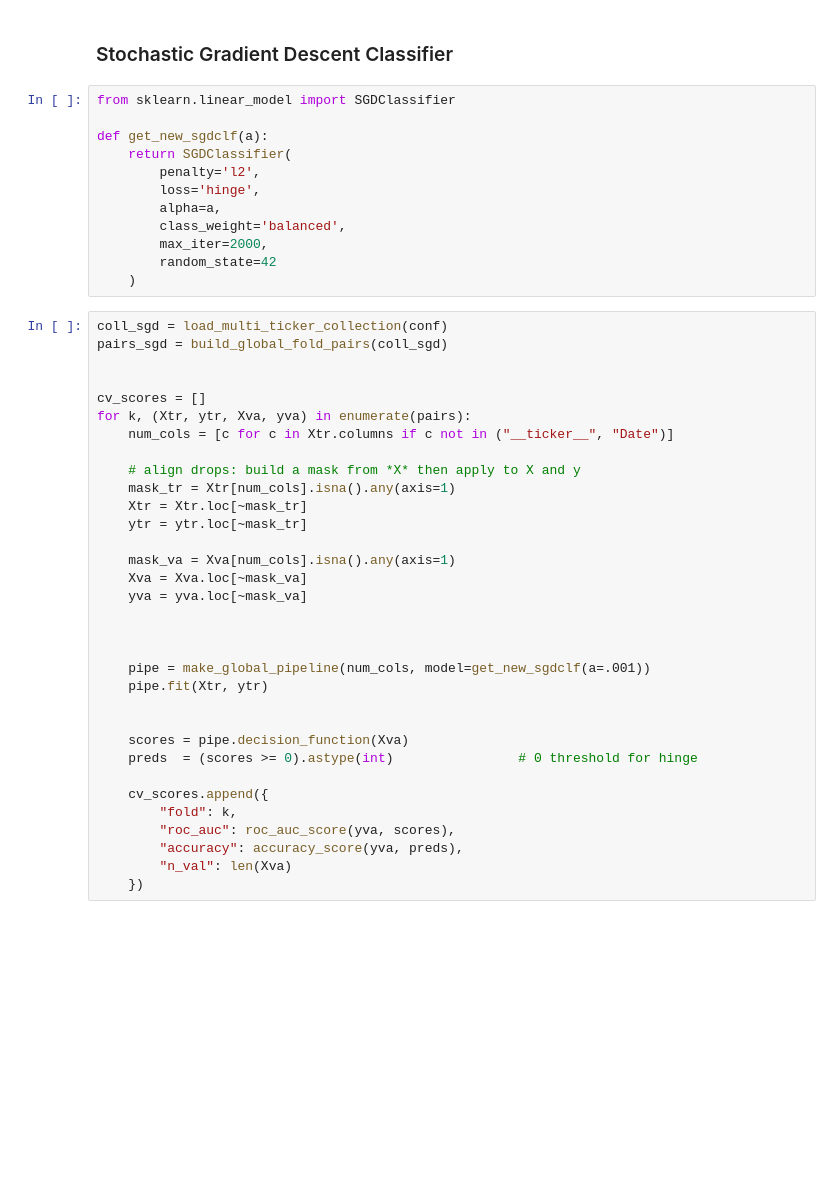
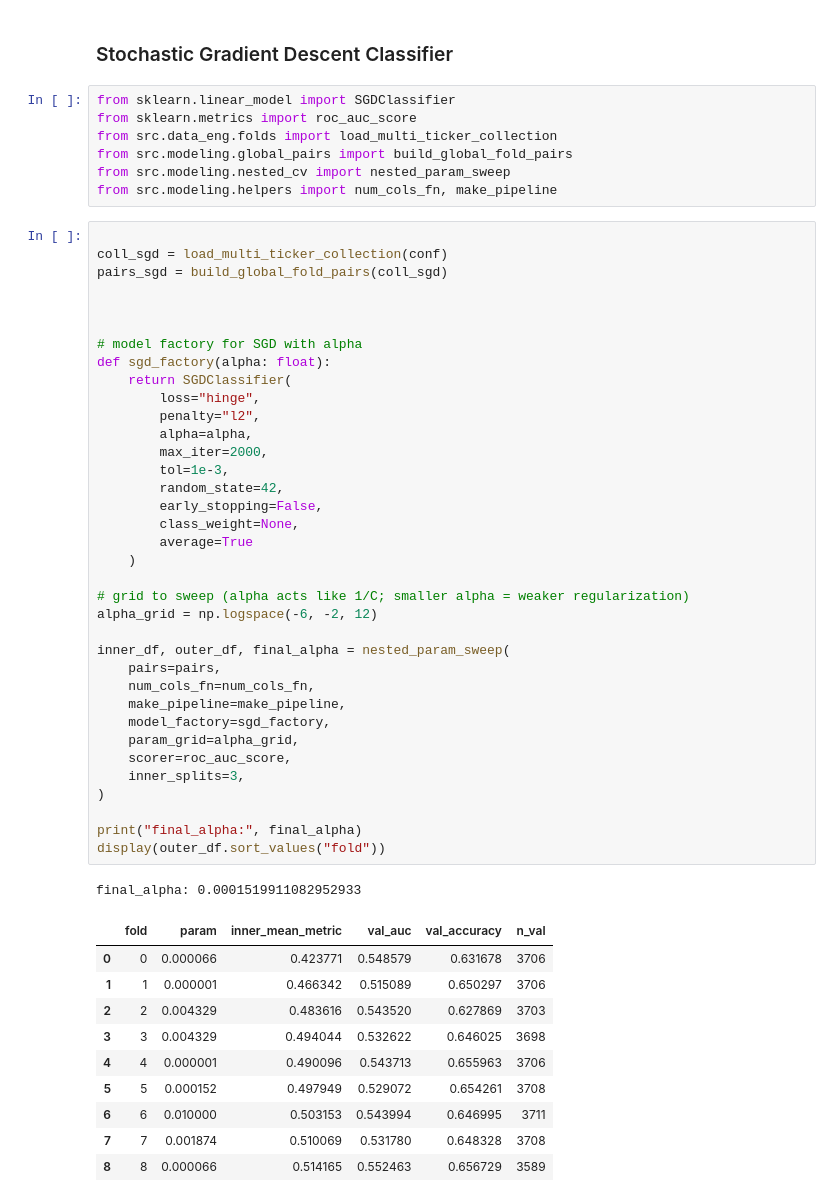
Before and after one commit to meaton96/StockPrediction, a Jupyter notebook: notebooks/03_LinearModels.ipynb, the cells around one changed output. Cells and saved outputs as stored; diff of their text form; blank space fills up the shorter version.

```diff
--- a/notebooks/03_LinearModels.ipynb
+++ b/notebooks/03_LinearModels.ipynb
@@ -453,46 +263,56 @@ weighted avg      0.568     0.515     0.524     13911
 ### Stochastic Gradient Descent Classifier
 # %%
 from sklearn.linear_model import SGDClassifier
-
-def get_new_sgdclf(a):
-    return SGDClassifier(
-        penalty='l2',
-        loss='hinge',
-        alpha=a,
-        class_weight='balanced',
-        max_iter=2000,
-        random_state=42
-    )
+from sklearn.metrics import roc_auc_score
+from src.data_eng.folds import load_multi_ticker_collection
+from src.modeling.global_pairs import build_global_fold_pairs
+from src.modeling.nested_cv import nested_param_sweep
+from src.modeling.helpers import num_cols_fn, make_pipeline
 # %%
+
 coll_sgd = load_multi_ticker_collection(conf)
 pairs_sgd = build_global_fold_pairs(coll_sgd)
 
 
-cv_scores = []
-for k, (Xtr, ytr, Xva, yva) in enumerate(pairs):
-    num_cols = [c for c in Xtr.columns if c not in ("__ticker__", "Date")]
 
-    # align drops: build a mask from *X* then apply to X and y
-    mask_tr = Xtr[num_cols].isna().any(axis=1)
-    Xtr = Xtr.loc[~mask_tr]
-    ytr = ytr.loc[~mask_tr]
+# model factory for SGD with alpha
+def sgd_factory(alpha: float):
+    return SGDClassifier(
+        loss="hinge",
+        penalty="l2",
+        alpha=alpha,
+        max_iter=2000,
+        tol=1e-3,
+        random_state=42,
+        early_stopping=False,
+        class_weight=None,
+        average=True
+    )
 
-    mask_va = Xva[num_cols].isna().any(axis=1)
-    Xva = Xva.loc[~mask_va]
-    yva = yva.loc[~mask_va]
+# grid to sweep (alpha acts like 1/C; smaller alpha = weaker regularization)
+alpha_grid = np.logspace(-6, -2, 12)
 
+inner_df, outer_df, final_alpha = nested_param_sweep(
+    pairs=pairs,
+    num_cols_fn=num_cols_fn,
+    make_pipeline=make_pipeline,
+    model_factory=sgd_factory,
+    param_grid=alpha_grid,
+    scorer=roc_auc_score,
+    inner_splits=3,
+)
 
-
-    pipe = make_global_pipeline(num_cols, model=get_new_sgdclf(a=.001))
-    pipe.fit(Xtr, ytr)
-
-
-    scores = pipe.decision_function(Xva)
-    preds  = (scores >= 0).astype(int)                # 0 threshold for hinge
-
-    cv_scores.append({
-        "fold": k,
-        "roc_auc": roc_auc_score(yva, scores),
-        "accuracy": accuracy_score(yva, preds),
-        "n_val": len(Xva)
-    })
+print("final_alpha:", final_alpha)
+display(outer_df.sort_values("fold"))
+# %% [output]
+final_alpha: 0.0001519911082952933
+|  | fold | param | inner_mean_metric | val_auc | val_accuracy | n_val |
+| 0 | 0 | 0.000066 | 0.423771 | 0.548579 | 0.631678 | 3706 |
+| 1 | 1 | 0.000001 | 0.466342 | 0.515089 | 0.650297 | 3706 |
+| 2 | 2 | 0.004329 | 0.483616 | 0.543520 | 0.627869 | 3703 |
+| 3 | 3 | 0.004329 | 0.494044 | 0.532622 | 0.646025 | 3698 |
+| 4 | 4 | 0.000001 | 0.490096 | 0.543713 | 0.655963 | 3706 |
+| 5 | 5 | 0.000152 | 0.497949 | 0.529072 | 0.654261 | 3708 |
+| 6 | 6 | 0.010000 | 0.503153 | 0.543994 | 0.646995 | 3711 |
+| 7 | 7 | 0.001874 | 0.510069 | 0.531780 | 0.648328 | 3708 |
+| 8 | 8 | 0.000066 | 0.514165 | 0.552463 | 0.656729 | 3589 |
```
Also changed, not shown: parts of 10 cells of this notebook, 5 other files.
